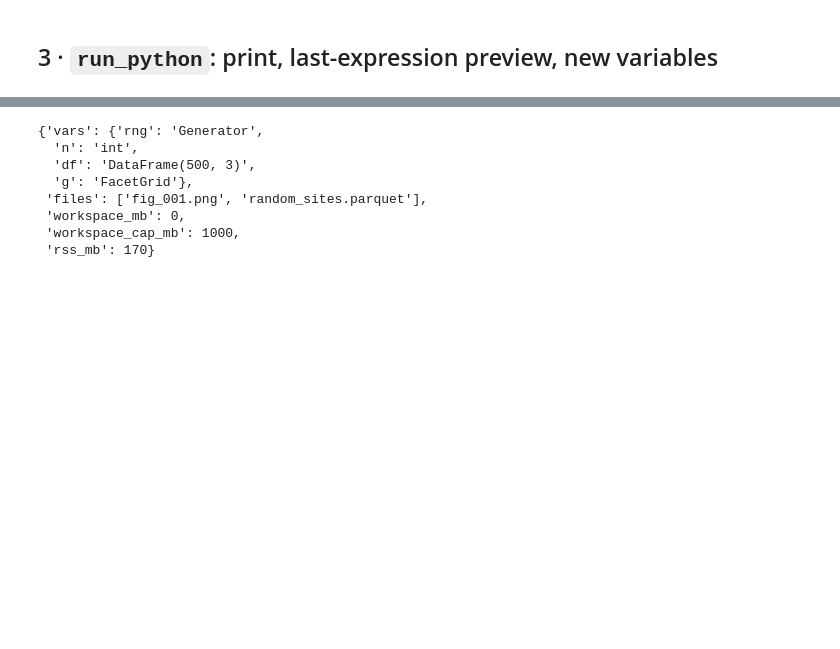
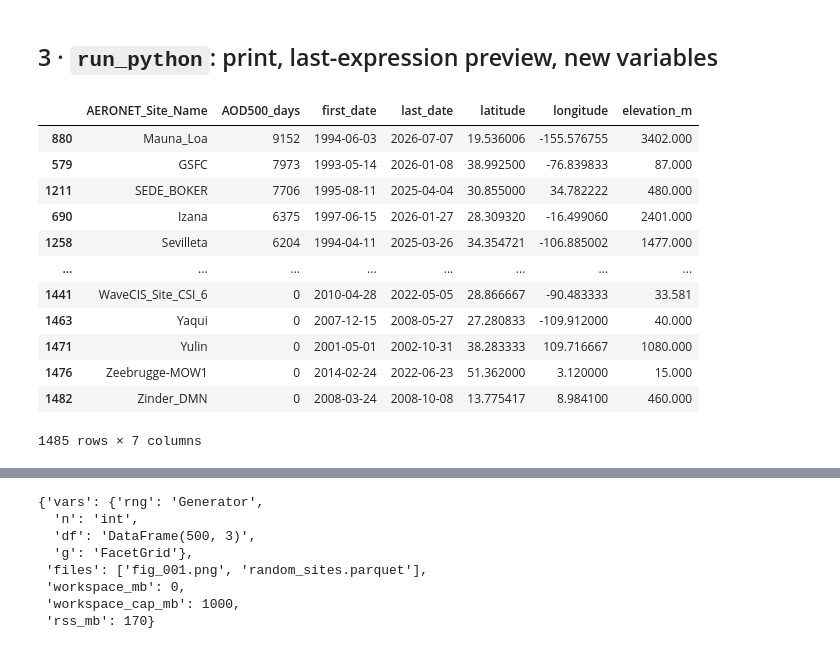
Before and after one commit to AERONETAQ/ai_for_aeronet, a Jupyter notebook: notebooks/03_run_python_tool.ipynb, the cells around one changed output, grey strips where cells are left out. Cells and saved outputs as stored; diff of their text form; code cells hidden in the pictures; blank space fills up the shorter version.

```diff
--- a/notebooks/03_run_python_tool.ipynb
+++ b/notebooks/03_run_python_tool.ipynb
@@ -92,2 +101,50 @@ cde0493c1d8b   aeronet-sandbox   "python /exec_server…"   19 seconds ago   Up
 # %% [markdown]
 ## 3 · `run_python`: print, last-expression preview, new variables
+# %%
+import pandas as pd
+
+df500 = pd.read_parquet(
+    r'/home/ubuntu/ai_for_aeronet/DATA/PROCESSED/AERONET_AOD_L2_Daily_V3.parquet',
+    columns=[
+        'AERONET_Site_Name',
+        'AOD_500nm',  # Fixed!
+        'date',
+        'Site_Latitude_Degrees',
+        'Site_Longitude_Degrees',
+        'Site_Elevation_m'
+    ]
+)
+
+rank500 = (
+    df500
+    .assign(valid=df500['AOD_500nm'].notna())
+    .groupby('AERONET_Site_Name', as_index=False)
+    .agg(
+        AOD500_days=('valid', 'sum'),
+        first_date=('date', 'min'),
+        last_date=('date', 'max'),
+        latitude=('Site_Latitude_Degrees', 'first'),
+        longitude=('Site_Longitude_Degrees', 'first'),
+        elevation_m=('Site_Elevation_m', 'first')
+    )
+    .sort_values(
+        ['AOD500_days', 'AERONET_Site_Name'],
+        ascending=[False, True]
+    )
+)
+# %%
+rank500
+# %% [output]
+|  | AERONET_Site_Name | AOD500_days | first_date | last_date | latitude | longitude | elevation_m |
+| 880 | Mauna_Loa | 9152 | 1994-06-03 | 2026-07-07 | 19.536006 | -155.576755 | 3402.000 |
+| 579 | GSFC | 7973 | 1993-05-14 | 2026-01-08 | 38.992500 | -76.839833 | 87.000 |
+| 1211 | SEDE_BOKER | 7706 | 1995-08-11 | 2025-04-04 | 30.855000 | 34.782222 | 480.000 |
+| 690 | Izana | 6375 | 1997-06-15 | 2026-01-27 | 28.309320 | -16.499060 | 2401.000 |
+| 1258 | Sevilleta | 6204 | 1994-04-11 | 2025-03-26 | 34.354721 | -106.885002 | 1477.000 |
+| ... | ... | ... | ... | ... | ... | ... | ... |
+| 1441 | WaveCIS_Site_CSI_6 | 0 | 2010-04-28 | 2022-05-05 | 28.866667 | -90.483333 | 33.581 |
+| 1463 | Yaqui | 0 | 2007-12-15 | 2008-05-27 | 27.280833 | -109.912000 | 40.000 |
+| 1471 | Yulin | 0 | 2001-05-01 | 2002-10-31 | 38.283333 | 109.716667 | 1080.000 |
+| 1476 | Zeebrugge-MOW1 | 0 | 2014-02-24 | 2022-06-23 | 51.362000 | 3.120000 | 15.000 |
+| 1482 | Zinder_DMN | 0 | 2008-03-24 | 2008-10-08 | 13.775417 | 8.984100 | 460.000 |
+1485 rows × 7 columns
```
Also changed, not shown: parts of 12 cells of this notebook, 4 other files.
